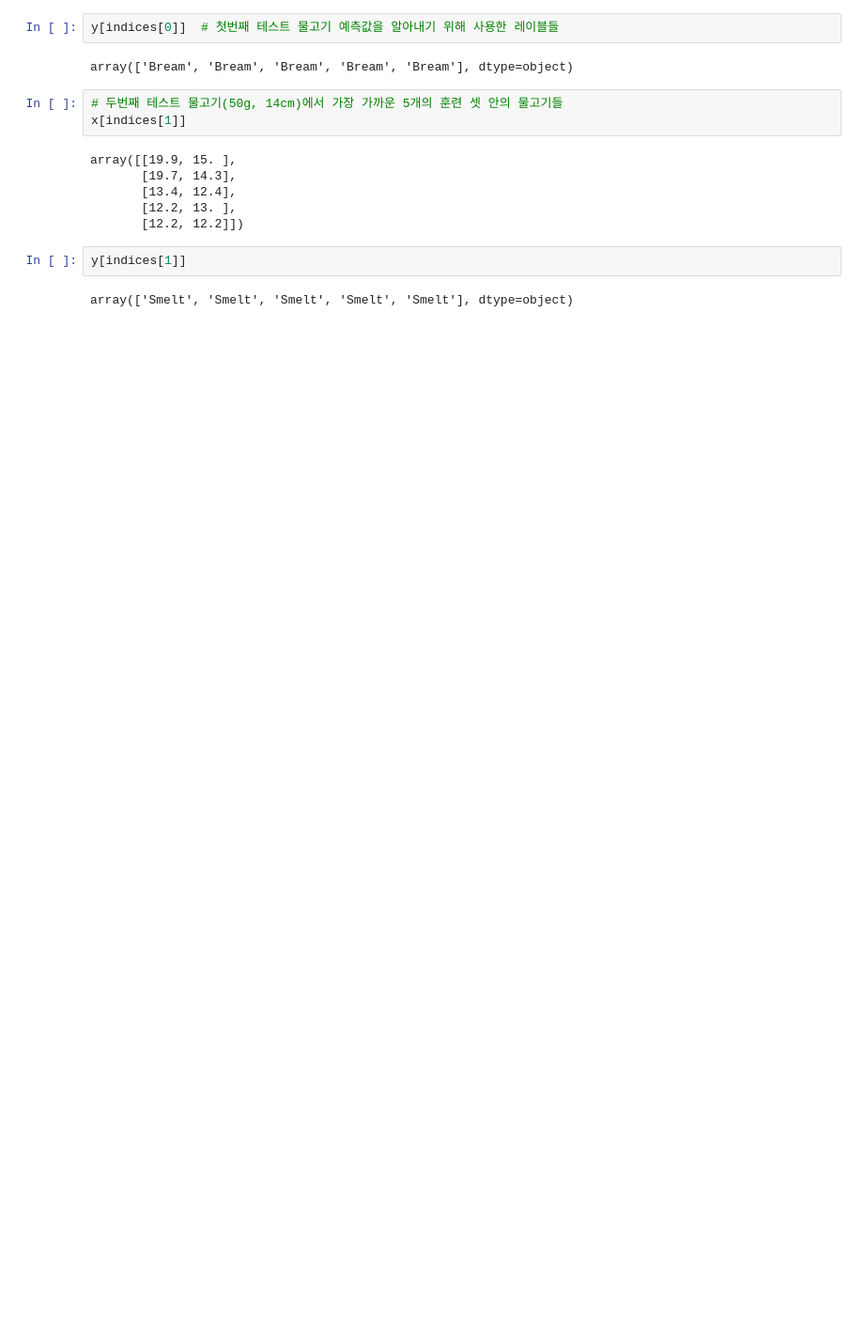
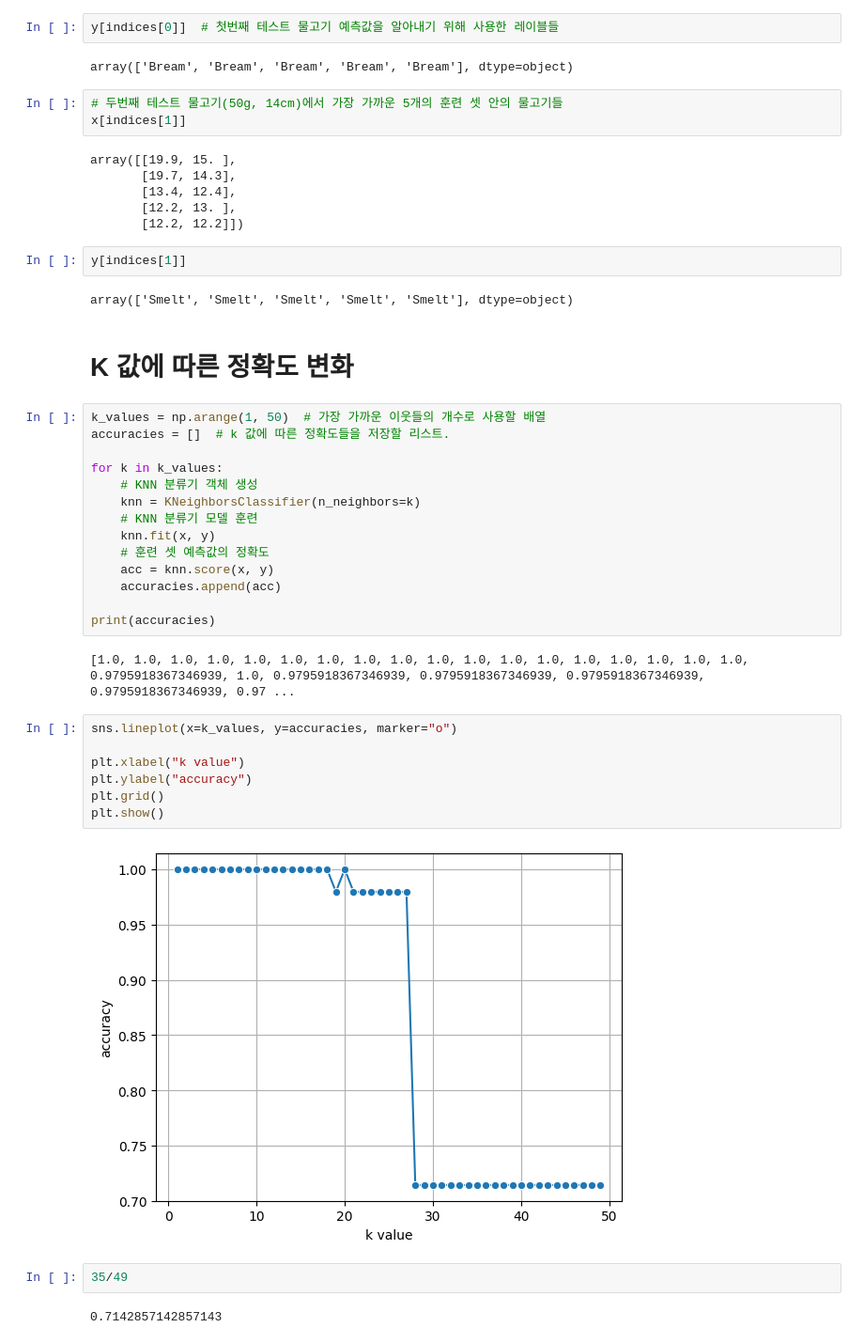
Before and after one commit to YounJJ/202511_BD53, a Jupyter notebook: lab_ml/ml02_knn.ipynb, the cells around one changed output. Shown at 94% size. Saved outputs shown, nothing was run; the diff lists cells and outputs as text; blank space fills up the shorter version.

```diff
--- a/lab_ml/ml02_knn.ipynb
+++ b/lab_ml/ml02_knn.ipynb
@@ -299,3 +318,34 @@ array([[19.9, 15. ],
 y[indices[1]]
 # %% [output]
 array(['Smelt', 'Smelt', 'Smelt', 'Smelt', 'Smelt'], dtype=object)
+# %% [markdown]
+# K 값에 따른 정확도 변화
+# %%
+k_values = np.arange(1, 50)  # 가장 가까운 이웃들의 개수로 사용할 배열
+accuracies = []  # k 값에 따른 정확도들을 저장할 리스트.
+
+for k in k_values:
+    # KNN 분류기 객체 생성
+    knn = KNeighborsClassifier(n_neighbors=k)
+    # KNN 분류기 모델 훈련
+    knn.fit(x, y)
+    # 훈련 셋 예측값의 정확도
+    acc = knn.score(x, y)
+    accuracies.append(acc)
+
+print(accuracies)
+# %% [output]
+[1.0, 1.0, 1.0, 1.0, 1.0, 1.0, 1.0, 1.0, 1.0, 1.0, 1.0, 1.0, 1.0, 1.0, 1.0, 1.0, 1.0, 1.0, 0.9795918367346939, 1.0, 0.9795918367346939, 0.9795918367346939, 0.9795918367346939, 0.9795918367346939, 0.97 ...
+# %%
+sns.lineplot(x=k_values, y=accuracies, marker="o")
+
+plt.xlabel("k value")
+plt.ylabel("accuracy")
+plt.grid()
+plt.show()
+# %% [output]
+[figure, added]
+# %%
+35/49
+# %% [output]
+0.7142857142857143
```
Also changed, not shown: parts of 2 cells of this notebook.
